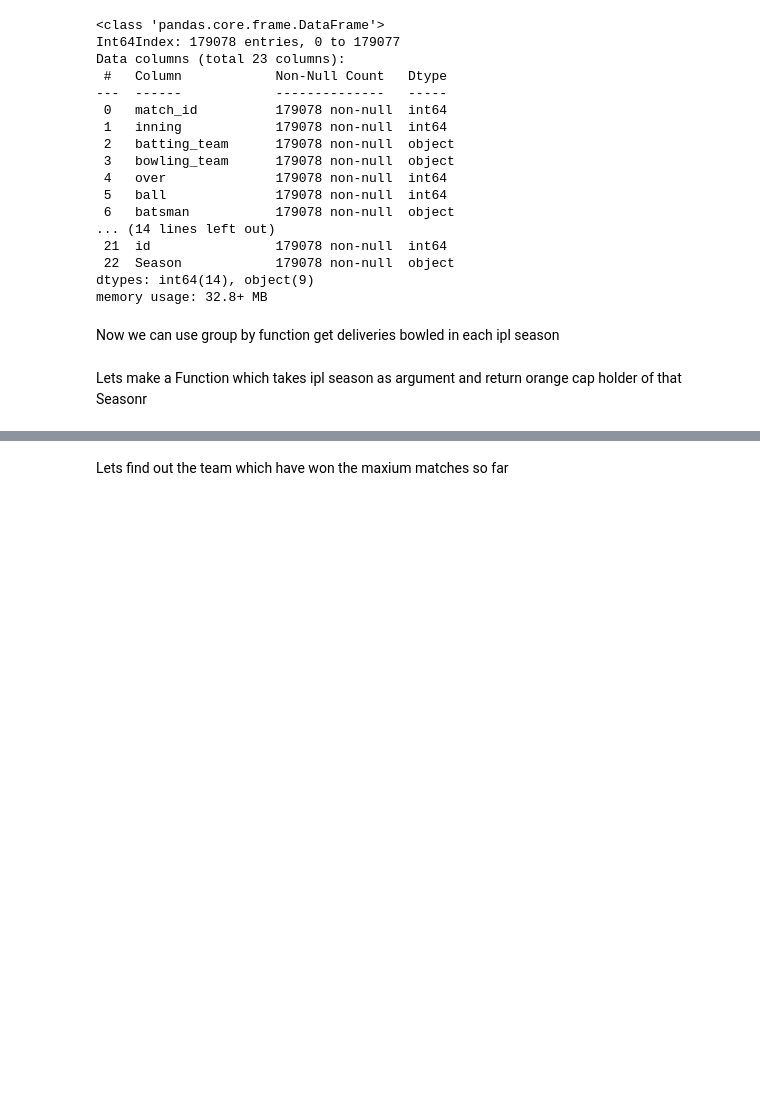
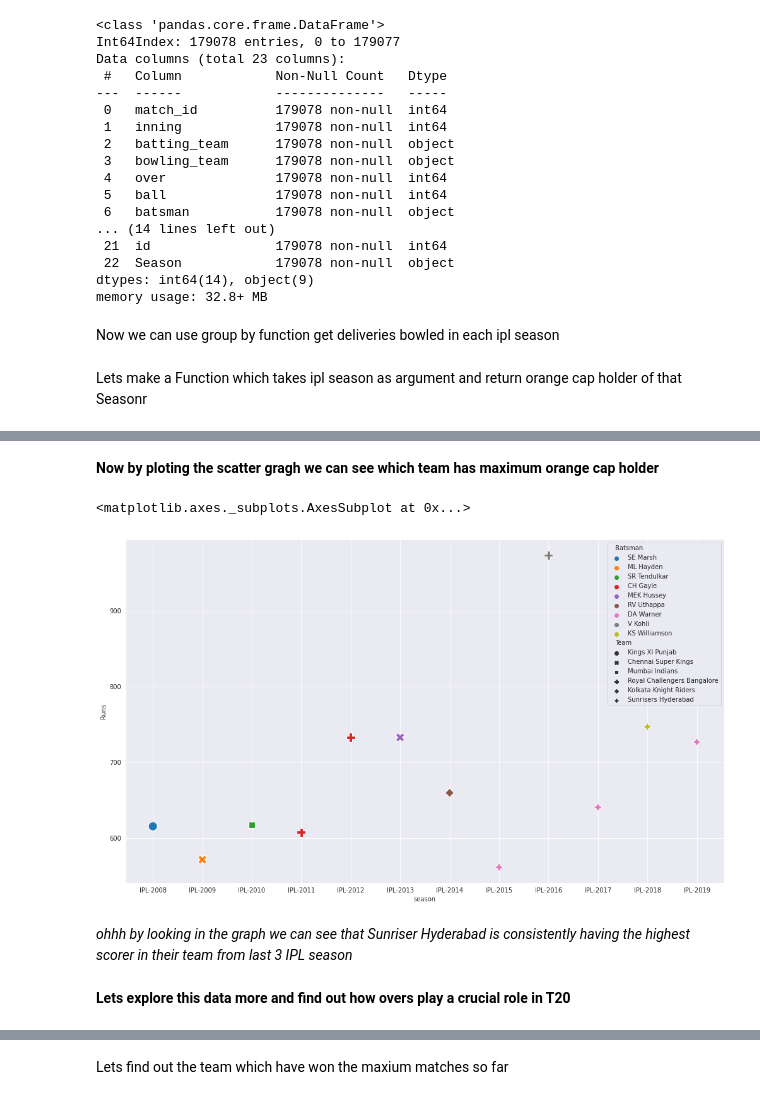
Before and after one commit to rajatpal00/-ABTN0104--IPL-T20-Cricket-Analysis-, a Jupyter notebook: Rajat_Kr_Pal_24_02_2021_[ABTN0104]_IPL_T20_Cricket_Analysis_Capstone_Project.ipynb, the cells around one changed output, grey strips where cells are left out. Cells and saved outputs as stored; diff of their text form; code cells hidden in the pictures; blank space fills up the shorter version.

```diff
--- a/Rajat_Kr_Pal_24_02_2021_[ABTN0104]_IPL_T20_Cricket_Analysis_Capstone_Project.ipynb
+++ b/Rajat_Kr_Pal_24_02_2021_[ABTN0104]_IPL_T20_Cricket_Analysis_Capstone_Project.ipynb
@@ -209,0 +245,31 @@ get_orange_cap("IPL-2017")
+# %%
+# lets make a empty list which will be helpfull in making dataframe
+orange_cap =[]
+
+# Group by objects can be itaterd to get the datframe of each groupby
+
+for season ,season_df in ipl_season:
+  # season represent the name by which of group by has been done
+  # season_df will give dataframe object with respect to that name
+
+  # we are again performing group by on the season dataframe to group this datframe with batsman
+  max_runs = season_df.groupby(["batsman"])["batsman_runs"].sum().sort_values(ascending =False).reset_index()
+  # print(season)
+  print(max_runs)
+
+  # find the top scorer from the recent created datframe
+  top_scores= max_runs.loc[0,"batsman"]
+
+  # sruns scored by that batsman
+  runs = max_runs.loc[0,"batsman_runs"]
+
+  # we also found the team which he belongs to
+  team_name = season_df[season_df["batsman"]==top_scores]["batting_team"].iloc[0]
+  # print(team_name)
+
+  # then we store all this data in dictionary
+  dict_ ={"season":season,"Team":team_name,"Batsman":top_scores,"Runs":runs}
+
+  # now we append this dictinary in the list
+  orange_cap.append(dict_)
+    # now oarnge cap list conatain dictinaries
@@ -209,0 +296,6 @@ get_orange_cap("IPL-2017")
+# %%
+# makinhg dataframe from list
+orange_cap_df = pd.DataFrame(orange_cap)
+
+# using background gradient to color on basis of highest values
+orange_cap_df.style.background_gradient(cmap="Blues")
@@ -209,0 +316,16 @@ get_orange_cap("IPL-2017")
+# %% [markdown]
+**Now by ploting the scatter gragh we can see which team has maximum orange cap holder**
+# %%
+# use rcParam to fix the size of the plot
+plt.rcParams['figure.figsize']= (17,10)
+sns.set_style("darkgrid")
+
+# used scattered plot to plot to plot the data with the use of hue and style
+sns.scatterplot(data=orange_cap_df,x="season",y="Runs",hue ="Batsman",s=200,style="Team")
+# %% [output]
+<matplotlib.axes._subplots.AxesSubplot at 0x...>
+[figure, added]
+# %% [markdown]
+*ohhh by looking in the graph we can see that Sunriser Hyderabad is consistently  having the highest scorer in their team from last 3 IPL season*
+# %% [markdown]
+**Lets explore this data more  and find out how overs play a crucial role in T20**
```
Also changed, not shown: parts of 42 cells of this notebook.
